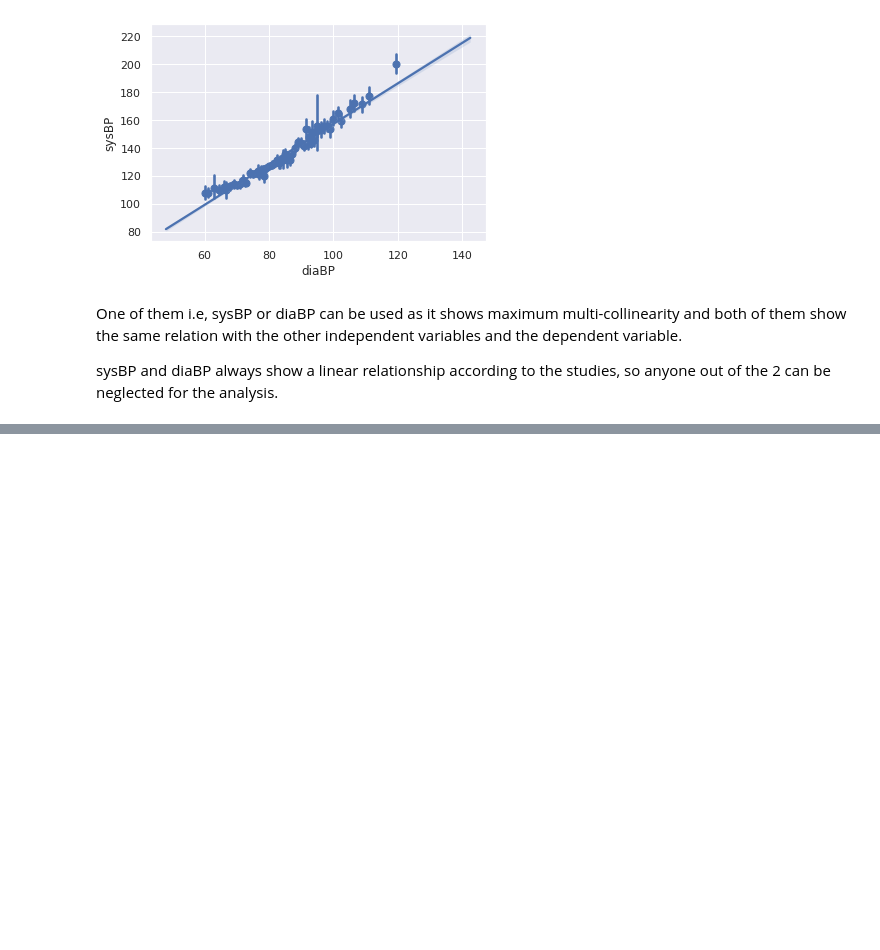
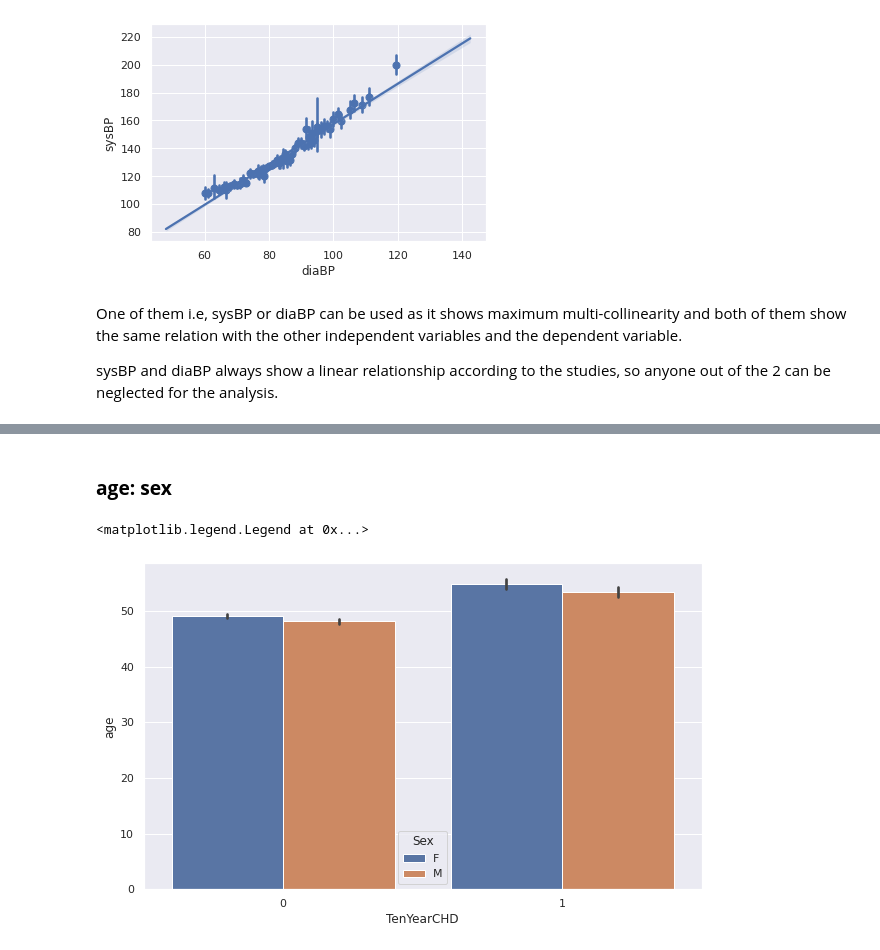
Before and after one commit to rsonar821/Classification-Capstone-Project, a Jupyter notebook: Cardiovascular_Risk_Prediction.ipynb, the cells around one changed output, grey strips where cells are left out. Drawn from its saved outputs; the diff is of its cells as text; code cells hidden in the pictures; blank space fills up the shorter version.

```diff
--- a/Cardiovascular_Risk_Prediction.ipynb
+++ b/Cardiovascular_Risk_Prediction.ipynb
@@ -293,0 +309,9 @@ sns.regplot(x=df['age'], y=df['totChol'], x_bins=100)
+# %% [markdown]
+### **age: sex**
+# %%
+plt.figure(figsize=(10,6))
+sns.barplot(x=df['TenYearCHD'], y=df['age'], hue=df['sex'])
+plt.legend(title='Sex')
+# %% [output]
+<matplotlib.legend.Legend at 0x...>
+[figure, added]
```
Also changed, not shown: parts of 27 cells of this notebook.
